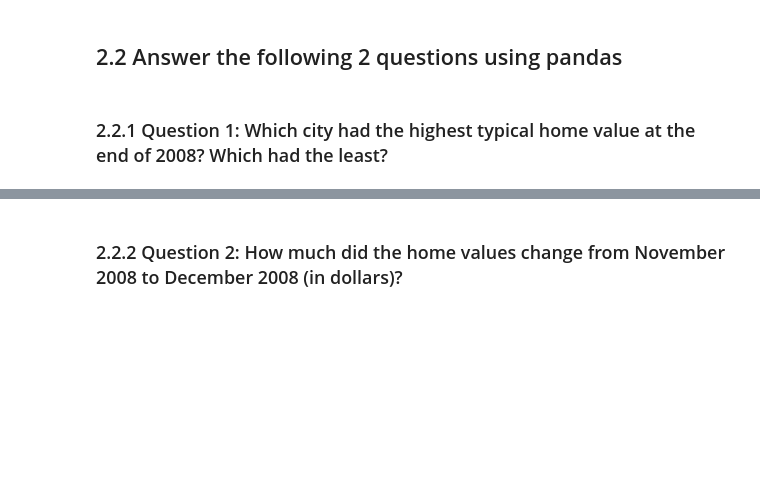
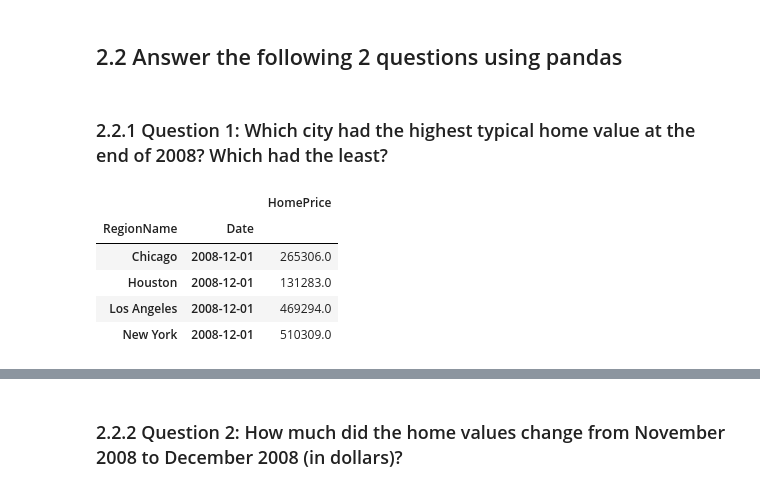
Before and after one commit to kellianneyang/time-series-analysis, a Jupyter notebook: Preparing Time Series from Wide-Form Data.ipynb, the cells around one changed output, grey strips where cells are left out. Cells and saved outputs as stored; diff of their text form; code cells hidden in the pictures; blank space fills up the shorter version.

```diff
--- a/Preparing Time Series from Wide-Form Data.ipynb
+++ b/Preparing Time Series from Wide-Form Data.ipynb
@@ -296,3 +317,16 @@ ax = unstacked['HomePrice'].plot()
 ## 2.2 Answer the following 2 questions using pandas
 # %% [markdown]
 ### 2.2.1 Question 1: Which city had the highest typical home value at the end of 2008? Which had the least?
+# %%
+# use pd.IndexSlice with the multi-index
+dec_2008 = df_ts.loc[pd.IndexSlice[:, '2008-12-01'], :]
+
+# view
+dec_2008
+# %% [output]
+|  |  | HomePrice |
+| RegionName | Date |  |
+| Chicago | 2008-12-01 | 265306.0 |
+| Houston | 2008-12-01 | 131283.0 |
+| Los Angeles | 2008-12-01 | 469294.0 |
+| New York | 2008-12-01 | 510309.0 |
```
Also changed, not shown: parts of 14 cells of this notebook.
